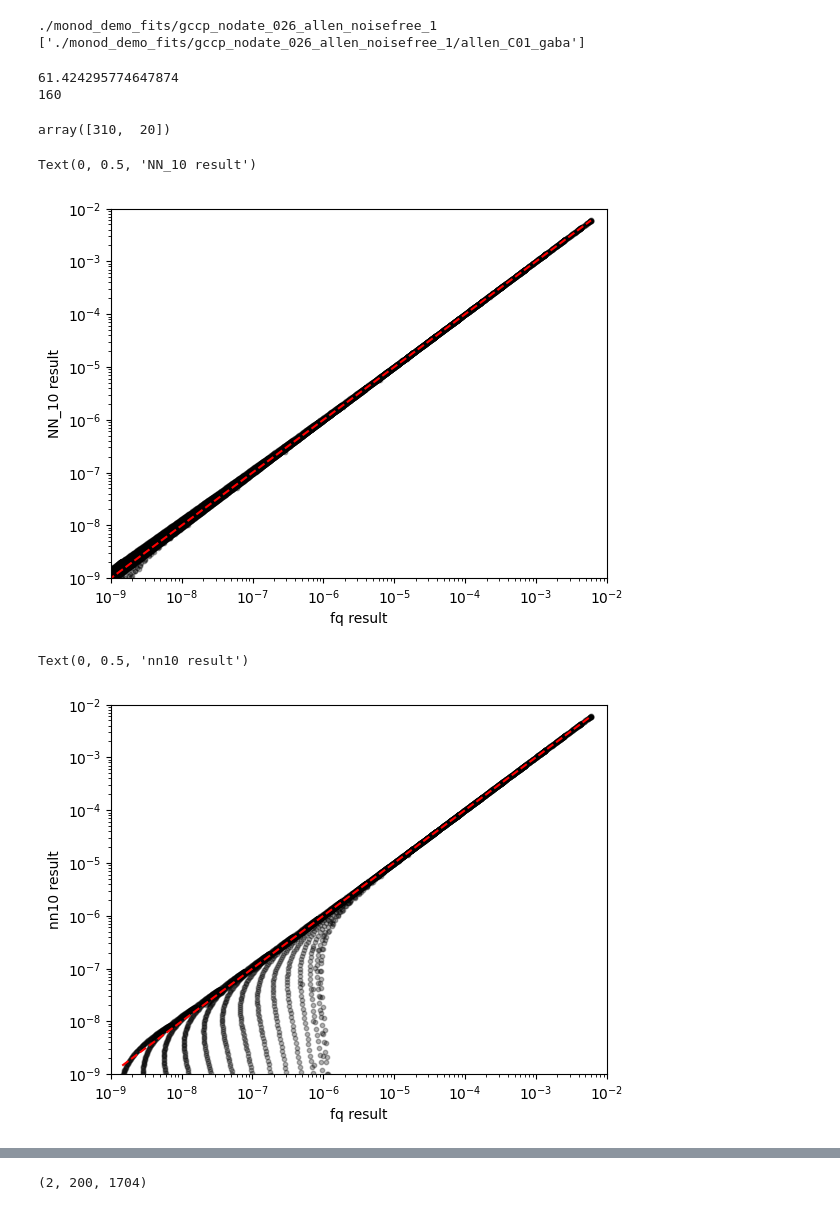
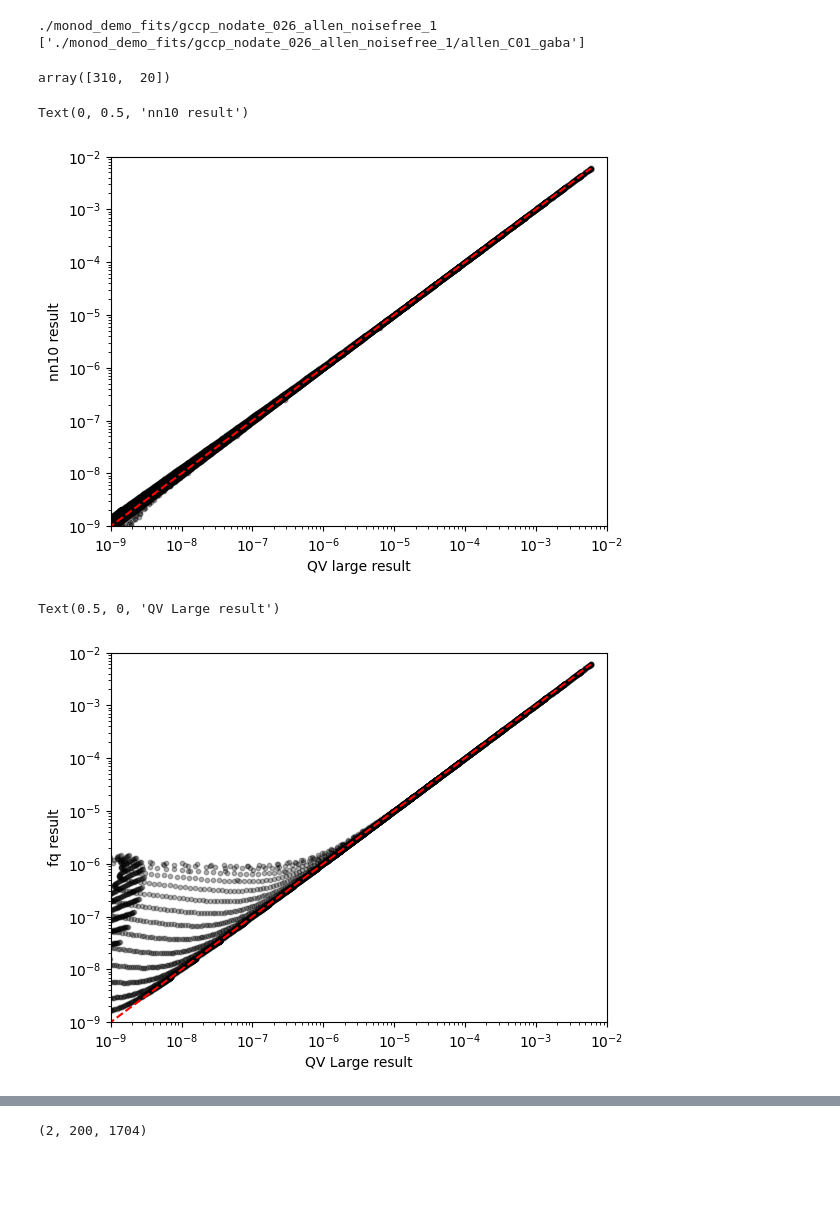
Before and after one commit to mtcarilli/GCCP_2022, a Jupyter notebook: standalone_monod_demo.ipynb, the cells around one changed output, grey strips where cells are left out. Saved outputs shown, nothing was run; the diff lists cells and outputs as text; code cells hidden in the pictures; blank space fills up the shorter version.

```diff
--- a/standalone_monod_demo.ipynb
+++ b/standalone_monod_demo.ipynb
@@ -163,27 +161,12 @@ grad_inference_nn10 = monod.inference.GradientInference(inference_parameters_nn1
 # %%
 N=100
 # %%
-for i,p in enumerate(grad_inference_fq.param_MoM):
-  mu_M = 10**p[0]/10**p[1]
-  mu_N = 10**p[0]/10**p[2]
-  search_data.M[:,i]
-
-
-  if mu_M > 50:
-    print(mu_M)
-    print(i)
-  if mu_N > 50:
-    print(mu_N)
-    print(i)
 gind = 160
 samp=None
 p=grad_inference_fq.param_MoM[gind]
 limits = search_data.M[:,gind]
 # limits = search_data.M[:,gind]+100
 data = search_data.hist[gind]
-# %% [output]
-61.424295774647874
-160
 # %%
 search_data.M[:,gind]
 # %% [output]
@@ -199,25 +182,25 @@ xl = [x.min(),x.max()]
 plt.plot(xl,xl,'r--')
 plt.xscale('log')
 plt.yscale('log')
-plt.xlabel('fq result')
-plt.xlim(10**-9,10**-2)
-plt.ylim(10**-9,10**-2)
-plt.ylabel('NN_10 result')
+plt.xlim(1e-9,1e-2)
+plt.ylim(1e-9,1e-2)
+plt.xlabel('QV large result')
+plt.ylabel('nn10 result')
 # %% [output]
-Text(0, 0.5, 'NN_10 result')
+Text(0, 0.5, 'nn10 result')
-[figure, old version]
+[figure, new version]
 # %%
-x=fitmodel_fq.eval_model_pss(p, limits, samp).flatten()
-y=fitmodel_nn10.eval_model_pss(p, [500,500], samp)
-plt.xlim(10**-9,10**-2)
-plt.ylim(10**-9,10**-2)
-plt.scatter(x,y[:limits[0],:limits[1]].flatten(),10,'k',alpha=0.3)
+x=fitmodel_qv.eval_model_pss(p, [500,500], samp)
+y=fitmodel_fq.eval_model_pss(p, limits, samp).flatten()
+plt.scatter(x[:limits[0],:limits[1]].flatten(),y,10,'k',alpha=0.3)
 xl = [x.min(),x.max()]
 plt.plot(xl,xl,'r--')
 plt.xscale('log')
 plt.yscale('log')
-plt.xlabel('fq result')
-plt.ylabel('nn10 result')
+plt.xlim(1e-9,1e-2)
+plt.ylim(1e-9,1e-2)
+plt.ylabel('fq result')
+plt.xlabel('QV Large result')
 # %% [output]
-Text(0, 0.5, 'nn10 result')
+Text(0.5, 0, 'QV Large result')
-[figure, old version]
+[figure, new version]
```
Also changed, not shown: parts of 23 cells of this notebook.
